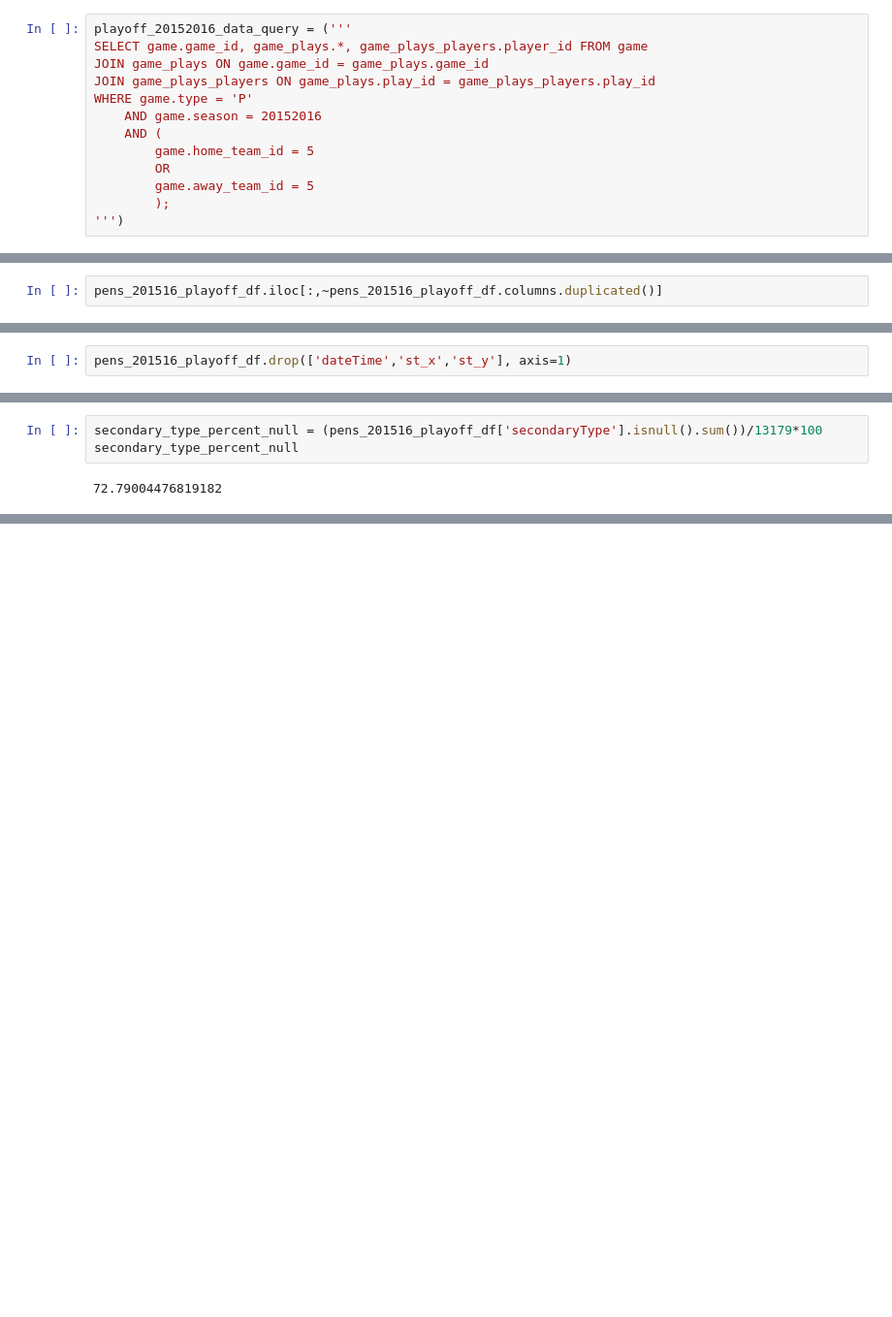
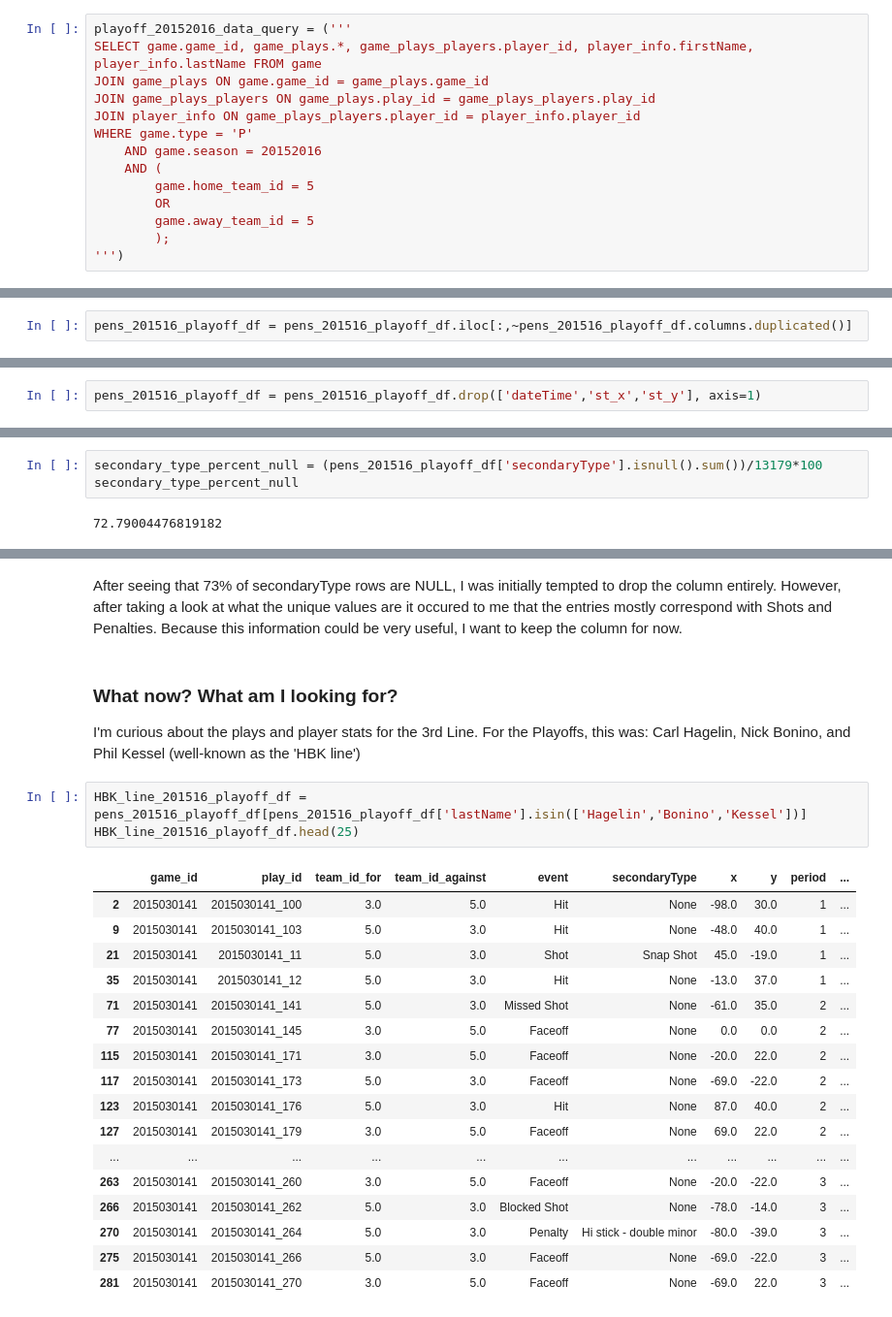
Before and after one commit to boncz/PenguinsHockeyAnalysis, a Jupyter notebook: PensPlayoffAnalysis.ipynb, the cells around one changed output, grey strips where cells are left out. Shown at 97% size. Saved outputs shown, nothing was run; the diff lists cells and outputs as text; blank space fills up the shorter version.

Commit message:
create the HBKline df for the 2015-2016 season. Next step will be to use a different SQL query to more easily find and manipulate player and game stats.

```diff
--- a/PensPlayoffAnalysis.ipynb
+++ b/PensPlayoffAnalysis.ipynb
@@ -4,8 +12,9 @@ import sqlite3
 # %%
 playoff_20152016_data_query = ('''
-SELECT game.game_id, game_plays.*, game_plays_players.player_id FROM game
+SELECT game.game_id, game_plays.*, game_plays_players.player_id, player_info.firstName, player_info.lastName FROM game
 JOIN game_plays ON game.game_id = game_plays.game_id
 JOIN game_plays_players ON game_plays.play_id = game_plays_players.play_id
+JOIN player_info ON game_plays_players.player_id = player_info.player_id
 WHERE game.type = 'P'
     AND game.season = 20152016
     AND (
@@ -38,2 +54,2 @@ Index(['game_id', 'play_id', 'game_id', 'team_id_for', 'team_id_against',
 # %%
-pens_201516_playoff_df.iloc[:,~pens_201516_playoff_df.columns.duplicated()]
+pens_201516_playoff_df = pens_201516_playoff_df.iloc[:,~pens_201516_playoff_df.columns.duplicated()]
@@ -54,2 +56,2 @@ pens_201516_playoff_df.iloc[:,~pens_201516_playoff_df.columns.duplicated()]
 # %%
-pens_201516_playoff_df.drop(['dateTime','st_x','st_y'], axis=1)
+pens_201516_playoff_df = pens_201516_playoff_df.drop(['dateTime','st_x','st_y'], axis=1)
@@ -111,0 +142,29 @@ secondary_type_percent_null
+# %% [markdown]
+After seeing that 73% of secondaryType rows are NULL, I was initially tempted to drop the column entirely.
+However, after taking a look at what the unique values are it occured to me that the entries mostly correspond with Shots and Penalties.
+Because this information could be very useful, I want to keep the column for now.
+# %% [markdown]
+### What now? What am I looking for?
+I'm curious about the plays and player stats for the 3rd Line.
+For the Playoffs, this was: Carl Hagelin, Nick Bonino, and Phil Kessel (well-known as the 'HBK line')
+# %%
+HBK_line_201516_playoff_df = pens_201516_playoff_df[pens_201516_playoff_df['lastName'].isin(['Hagelin','Bonino','Kessel'])]
+HBK_line_201516_playoff_df.head(25)
+# %% [output]
+|  | game_id | play_id | team_id_for | team_id_against | event | secondaryType | x | y | period | ... |
+| 2 | 2015030141 | 2015030141_100 | 3.0 | 5.0 | Hit | None | -98.0 | 30.0 | 1 | ... |
+| 9 | 2015030141 | 2015030141_103 | 5.0 | 3.0 | Hit | None | -48.0 | 40.0 | 1 | ... |
+| 21 | 2015030141 | 2015030141_11 | 5.0 | 3.0 | Shot | Snap Shot | 45.0 | -19.0 | 1 | ... |
+| 35 | 2015030141 | 2015030141_12 | 5.0 | 3.0 | Hit | None | -13.0 | 37.0 | 1 | ... |
+| 71 | 2015030141 | 2015030141_141 | 5.0 | 3.0 | Missed Shot | None | -61.0 | 35.0 | 2 | ... |
+| 77 | 2015030141 | 2015030141_145 | 3.0 | 5.0 | Faceoff | None | 0.0 | 0.0 | 2 | ... |
+| 115 | 2015030141 | 2015030141_171 | 3.0 | 5.0 | Faceoff | None | -20.0 | 22.0 | 2 | ... |
+| 117 | 2015030141 | 2015030141_173 | 5.0 | 3.0 | Faceoff | None | -69.0 | -22.0 | 2 | ... |
+| 123 | 2015030141 | 2015030141_176 | 5.0 | 3.0 | Hit | None | 87.0 | 40.0 | 2 | ... |
+| 127 | 2015030141 | 2015030141_179 | 3.0 | 5.0 | Faceoff | None | 69.0 | 22.0 | 2 | ... |
+| ... | ... | ... | ... | ... | ... | ... | ... | ... | ... | ... |
+| 263 | 2015030141 | 2015030141_260 | 3.0 | 5.0 | Faceoff | None | -20.0 | -22.0 | 3 | ... |
+| 266 | 2015030141 | 2015030141_262 | 5.0 | 3.0 | Blocked Shot | None | -78.0 | -14.0 | 3 | ... |
+| 270 | 2015030141 | 2015030141_264 | 5.0 | 3.0 | Penalty | Hi stick - double minor | -80.0 | -39.0 | 3 | ... |
+| 275 | 2015030141 | 2015030141_266 | 5.0 | 3.0 | Faceoff | None | -69.0 | -22.0 | 3 | ... |
+| 281 | 2015030141 | 2015030141_270 | 3.0 | 5.0 | Faceoff | None | -69.0 | 22.0 | 3 | ... |
```
Also changed, not shown: parts of 16 cells of this notebook.
